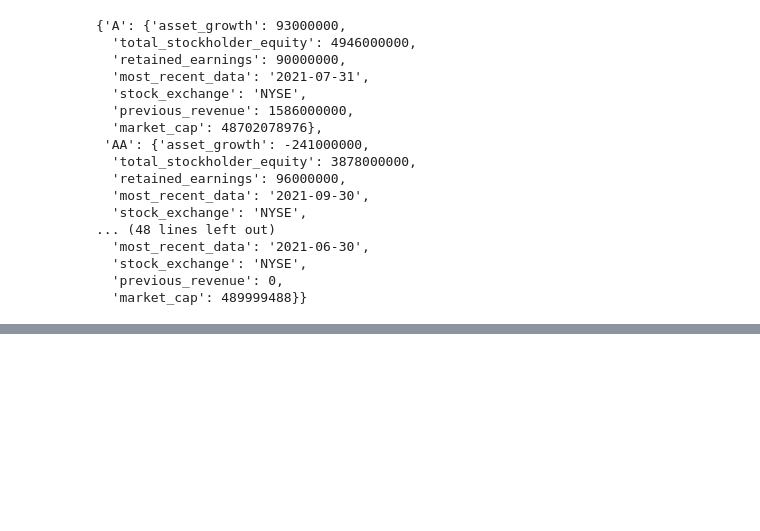
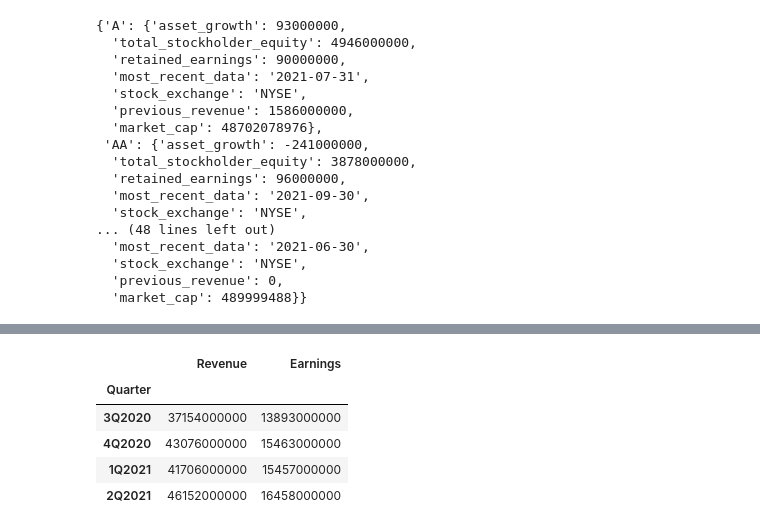
Before and after one commit to attkauppi/investents_notebooks, a Jupyter notebook: asset_allocation.ipynb, the cells around one changed output, grey strips where cells are left out. Drawn from its saved outputs; the diff is of its cells as text; code cells hidden in the pictures; blank space fills up the shorter version.

```diff
--- a/asset_allocation.ipynb
+++ b/asset_allocation.ipynb
@@ -343,0 +477,9 @@ df2
+# %%
+msft.quarterly_earnings
+# %% [output]
+|  | Revenue | Earnings |
+| Quarter |  |  |
+| 3Q2020 | 37154000000 | 13893000000 |
+| 4Q2020 | 43076000000 | 15463000000 |
+| 1Q2021 | 41706000000 | 15457000000 |
+| 2Q2021 | 46152000000 | 16458000000 |
```
Also changed, not shown: parts of 27 cells of this notebook, 1 other file.
